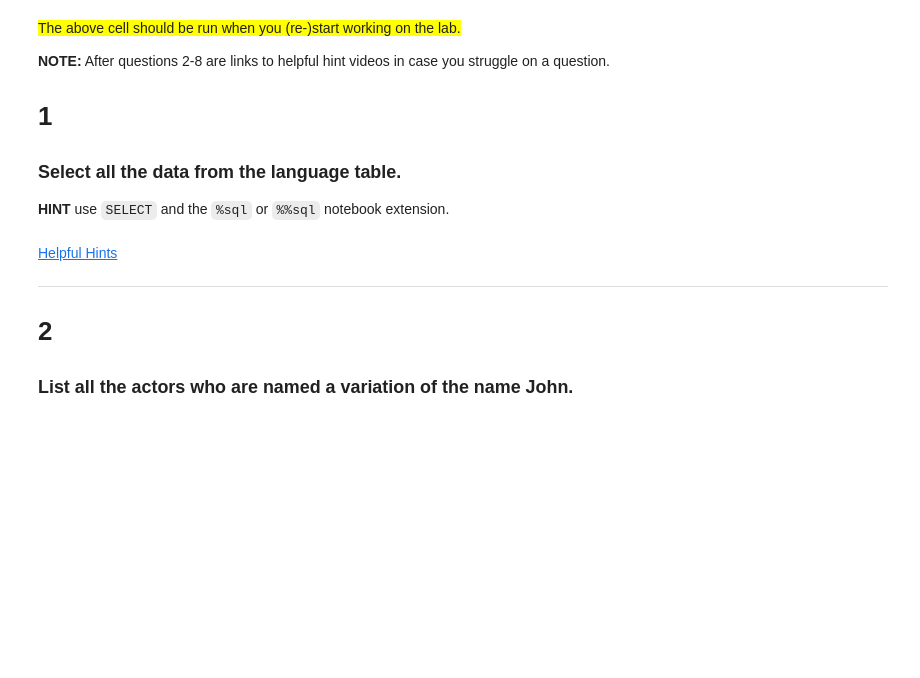
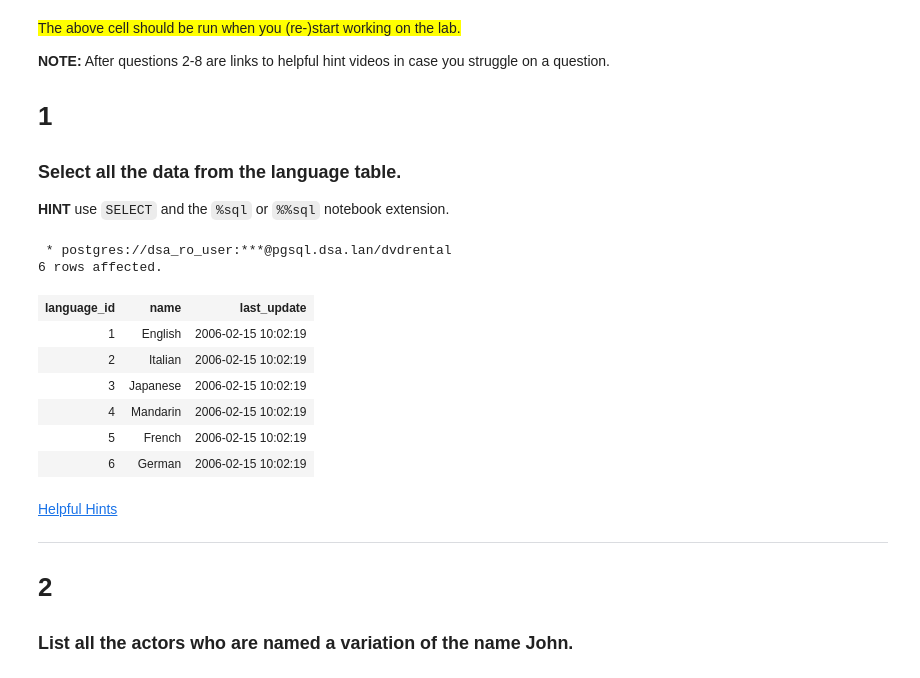
Before and after one commit to may96cc/f21dsa7030, a Jupyter notebook: module1/practices/PostgreSQL.ipynb, the cells around one changed output. Drawn from its saved outputs; the diff is of its cells as text; code cells hidden in the pictures; blank space fills up the shorter version.

```diff
--- a/module1/practices/PostgreSQL.ipynb
+++ b/module1/practices/PostgreSQL.ipynb
@@ -21,6 +23,20 @@ For now, know that the table names are in the blue heading of the bubbles and th
 ### Select all the data from the language table.
 
 **HINT** use `SELECT` and the `%sql` or `%%sql` notebook extension.
+# %%
+%%sql
+SELECT *
+FROM language;
+# %% [output]
+ * postgres://dsa_ro_user:***@pgsql.dsa.lan/dvdrental
+6 rows affected.
+| language_id | name | last_update |
+| 1 | English | 2006-02-15 10:02:19 |
+| 2 | Italian | 2006-02-15 10:02:19 |
+| 3 | Japanese | 2006-02-15 10:02:19 |
+| 4 | Mandarin | 2006-02-15 10:02:19 |
+| 5 | French | 2006-02-15 10:02:19 |
+| 6 | German | 2006-02-15 10:02:19 |
 # %% [markdown]
 [Helpful Hints](https://youtu.be/UR15jpl5EK8)
 
```
Also changed, not shown: parts of 8 cells of this notebook.
